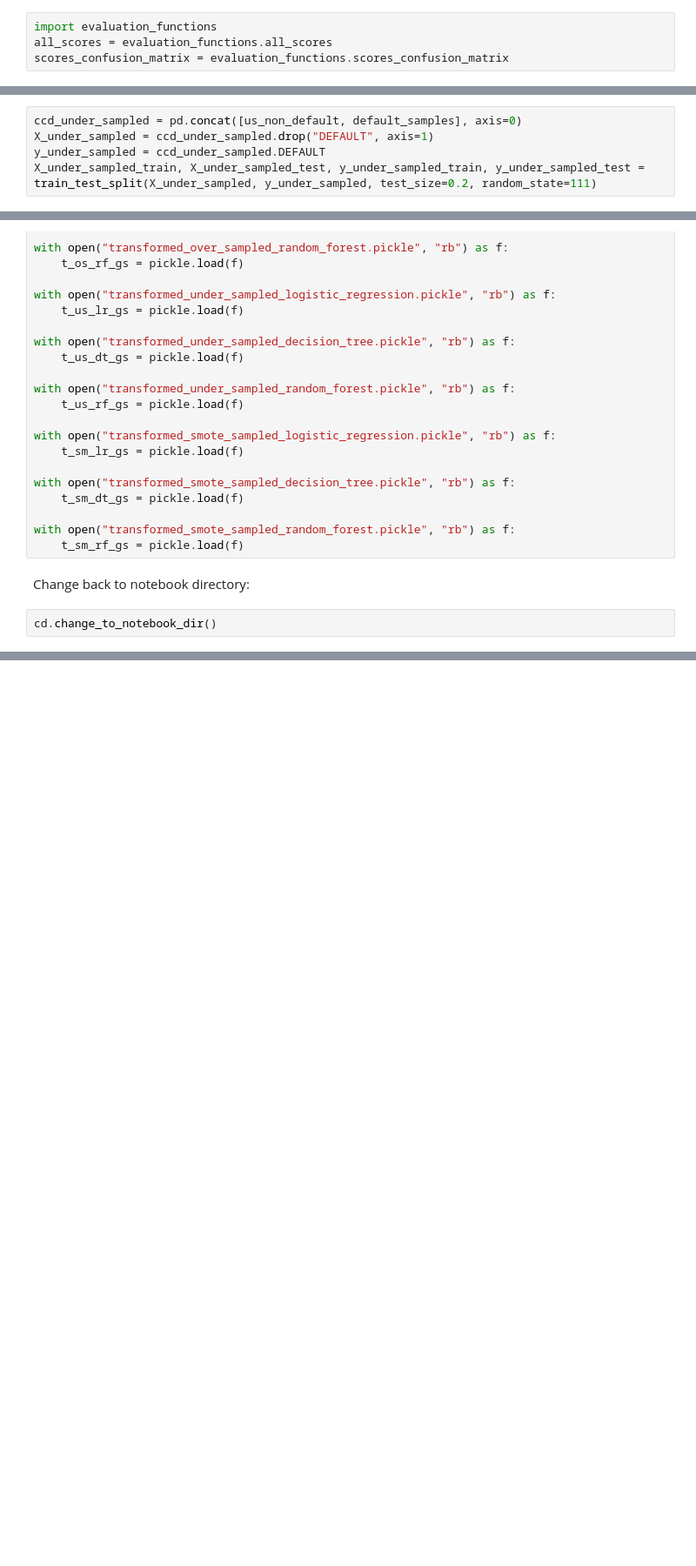
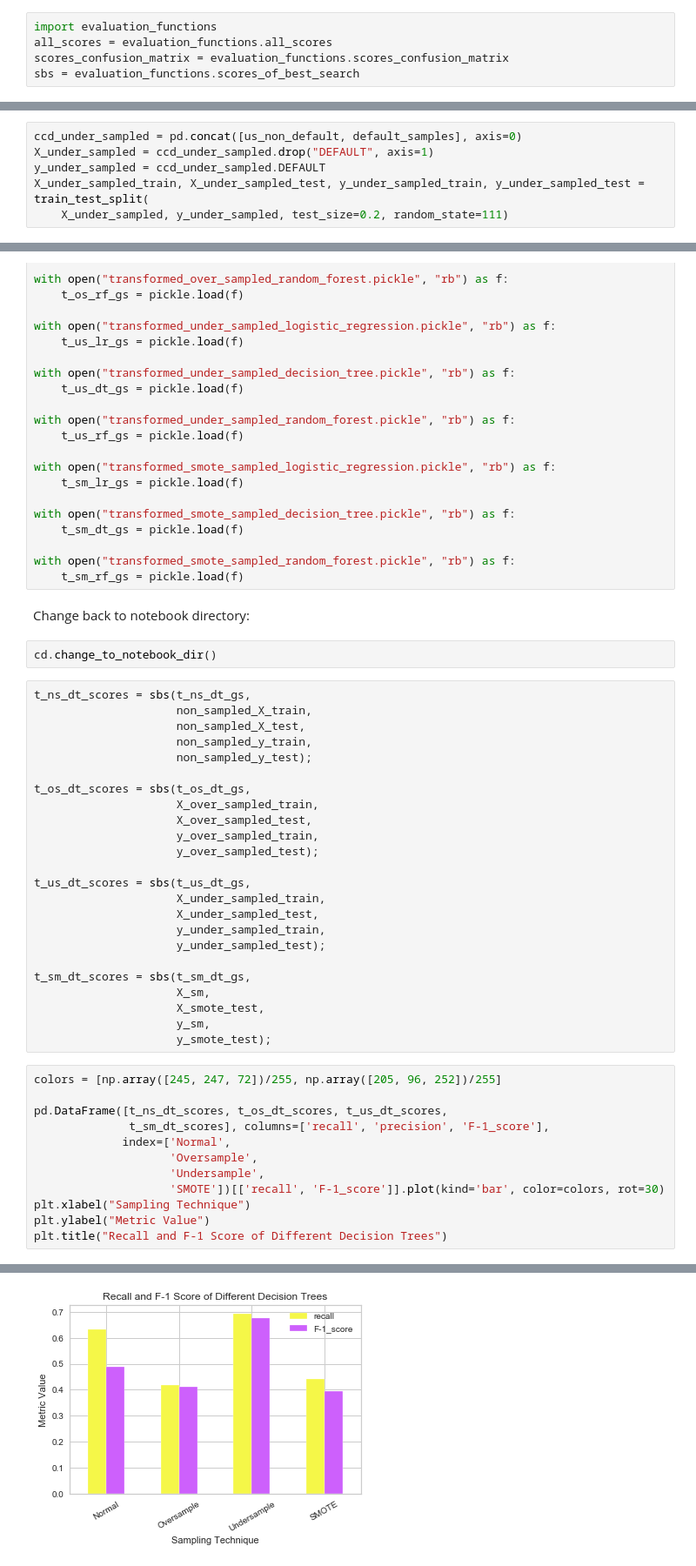
Before and after one commit to nt-ds/default-of-credit-card-clients, a Jupyter notebook: notebooks/Credit-Card-Default.ipynb, the cells around one changed output, grey strips where cells are left out. Shown at 87% size. Drawn from its saved outputs; the diff is of its cells as text; blank space fills up the shorter version.

Commit message:
made recall and F1 score graphs

```diff
--- a/notebooks/Credit-Card-Default.ipynb
+++ b/notebooks/Credit-Card-Default.ipynb
@@ -62,6 +64,7 @@ More import:
 import evaluation_functions
 all_scores = evaluation_functions.all_scores
 scores_confusion_matrix = evaluation_functions.scores_confusion_matrix
+sbs = evaluation_functions.scores_of_best_search
 # %% [markdown]
 Change back to notebook directory:
 # %%
@@ -126,7 +129,8 @@ us_non_default = non_default_samples.loc[us_non_default_idx, :]
 ccd_under_sampled = pd.concat([us_non_default, default_samples], axis=0)
 X_under_sampled = ccd_under_sampled.drop("DEFAULT", axis=1)
 y_under_sampled = ccd_under_sampled.DEFAULT
-X_under_sampled_train, X_under_sampled_test, y_under_sampled_train, y_under_sampled_test = train_test_split(X_under_sampled, y_under_sampled, test_size=0.2, random_state=111)
+X_under_sampled_train, X_under_sampled_test, y_under_sampled_train, y_under_sampled_test = train_test_split(
+    X_under_sampled, y_under_sampled, test_size=0.2, random_state=111)
 # %% [markdown]
 ### SMOTE
 # %%
@@ -212,3 +216,40 @@ with open("transformed_smote_sampled_random_forest.pickle", "rb") as f:
 Change back to notebook directory:
 # %%
 cd.change_to_notebook_dir()
+# %%
+t_ns_dt_scores = sbs(t_ns_dt_gs,
+                     non_sampled_X_train,
+                     non_sampled_X_test,
+                     non_sampled_y_train,
+                     non_sampled_y_test);
+
+t_os_dt_scores = sbs(t_os_dt_gs,
+                     X_over_sampled_train,
+                     X_over_sampled_test,
+                     y_over_sampled_train,
+                     y_over_sampled_test);
+
+t_us_dt_scores = sbs(t_us_dt_gs,
+                     X_under_sampled_train,
+                     X_under_sampled_test,
+                     y_under_sampled_train,
+                     y_under_sampled_test);
+
+t_sm_dt_scores = sbs(t_sm_dt_gs,
+                     X_sm,
+                     X_smote_test,
+                     y_sm,
+                     y_smote_test);
+# %%
+colors = [np.array([245, 247, 72])/255, np.array([205, 96, 252])/255]
+
+pd.DataFrame([t_ns_dt_scores, t_os_dt_scores, t_us_dt_scores,
+              t_sm_dt_scores], columns=['recall', 'precision', 'F-1_score'],
+             index=['Normal',
+                    'Oversample',
+                    'Undersample',
+                    'SMOTE'])[['recall', 'F-1_score']].plot(kind='bar', color=colors, rot=30)
+plt.xlabel("Sampling Technique")
+plt.ylabel("Metric Value")
+plt.title("Recall and F-1 Score of Different Decision Trees")
+# %% [output]
@@ -214,0 +257 @@ cd.change_to_notebook_dir()
+[figure, added]
```
Also changed, not shown: parts of 4 cells of this notebook.
